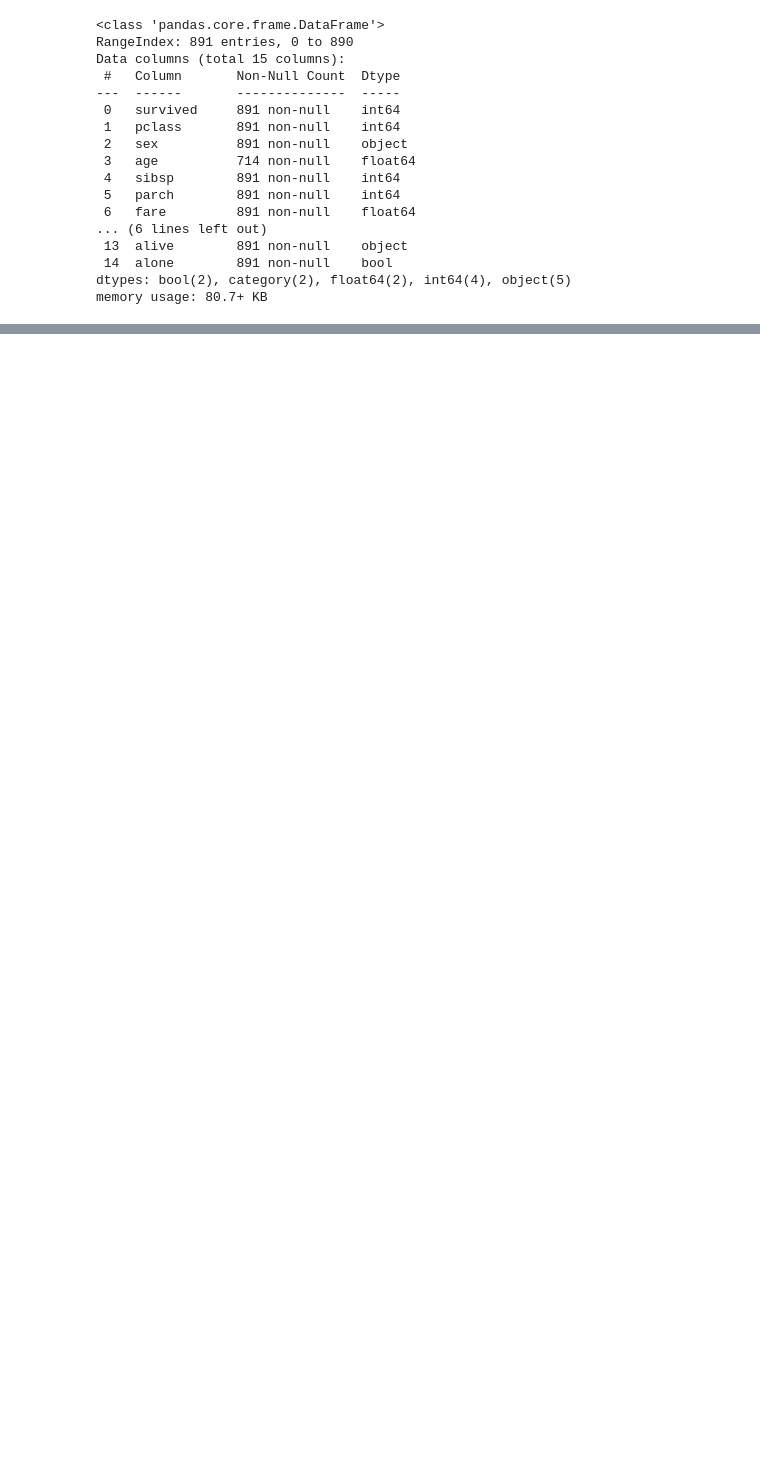
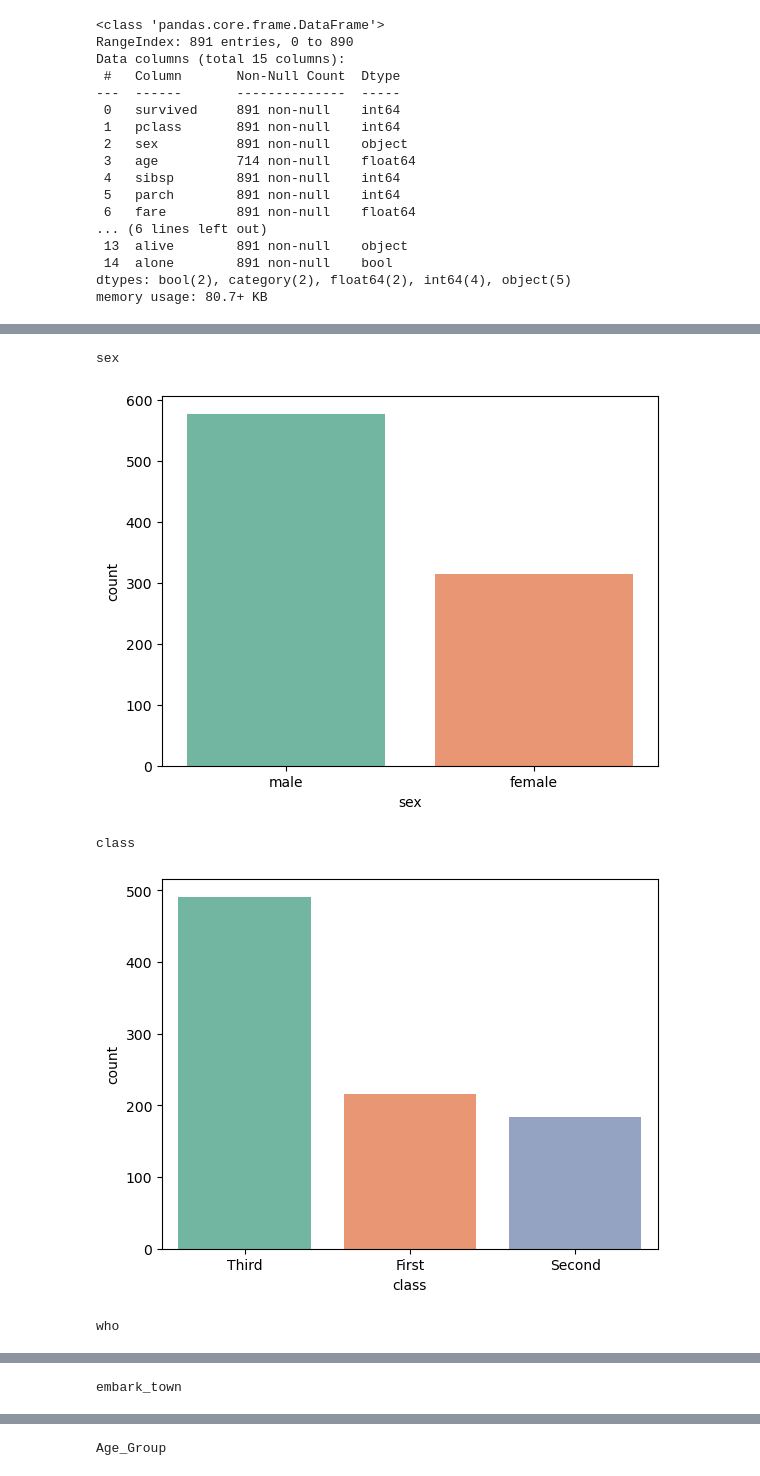
Before and after one commit to vineetha00/EDA, a Jupyter notebook: Titanic_EDA.ipynb, the cells around one changed output, grey strips where cells are left out. Saved outputs shown, nothing was run; the diff lists cells and outputs as text; code cells hidden in the pictures; blank space fills up the shorter version.

```diff
--- a/Titanic_EDA.ipynb
+++ b/Titanic_EDA.ipynb
@@ -50,0 +224,13 @@ df.describe()
+# %%
+for col in cat_col:
+    print(col)
+
+    sns.countplot(x =col,data =df, order = df[col].value_counts().index, palette ='Set2')
+    plt.ylabel('count')
+    plt.show()
+# %% [output]
+sex
+[figure, added]
+class
+[figure, added]
+who
@@ -50,0 +238 @@ df.describe()
+embark_town
@@ -50,0 +240 @@ df.describe()
+Age_Group
```
Also changed, not shown: parts of 35 cells of this notebook, 1 other file.
